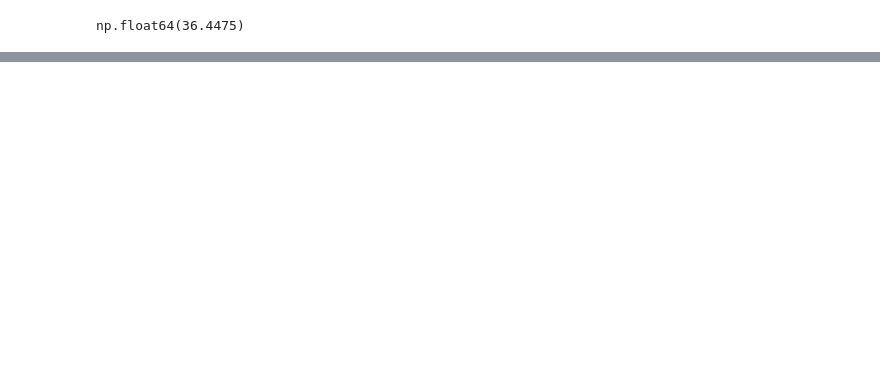
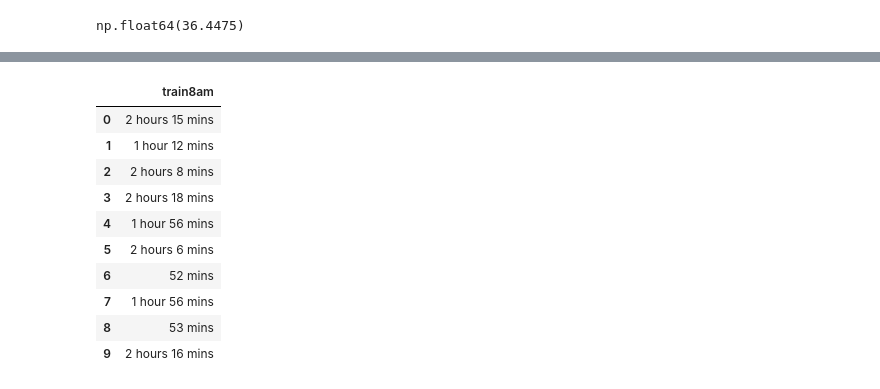
Before and after one commit to ZSlemmons/MTA-elevators, a Jupyter notebook: travel-time/travel-time-analysis.ipynb, the cells around one changed output, grey strips where cells are left out. Cells and saved outputs as stored; diff of their text form; code cells hidden in the pictures; blank space fills up the shorter version.

```diff
--- a/travel-time/travel-time-analysis.ipynb
+++ b/travel-time/travel-time-analysis.ipynb
@@ -754,3 +783,4 @@ response = requests.post('https://routes.googleapis.com/directions/v2:computeRou
 # %%
-response
+data =response.json()
+data['routes'][0]['localizedValues']['duration']['text']
 # %% [output]
@@ -757,0 +837,36 @@ response
+# %%
+#running for multiple times of day for each transportation option
+train8am_duration = []
+train8am_data = []
+
+for origin, destination in zip(origins, destinations):
+    headers = {
+        'Content-Type': 'application/json',
+        'X-Goog-Api-Key': API_KEY,
+        'X-Goog-FieldMask': 'routes.localizedValues,routes.legs.steps.transitDetails',
+        }
+
+    json_data = {
+        'origin': {
+           'address': origin
+        },
+        'destination': {
+             'address': destination
+            },
+        'travelMode': 'TRANSIT',
+        'departureTime': '2025-08-05T08:00:00Z',
+        'computeAlternativeRoutes': False,
+        'transitPreferences': {
+            'routingPreference': 'LESS_WALKING',
+            'allowedTravelModes': ["TRAIN", "SUBWAY","BUS"],
+            },
+        'languageCode': 'en-US',
+        'units': 'METRIC',
+        }
+
+    response = requests.post('https://routes.googleapis.com/directions/v2:computeRoutes', headers=headers, json=json_data)
+    data = response.json()
+    print(data['routes'][0]['localizedValues']['duration']['text'])
+    duration = data['routes'][0]['localizedValues']['duration']['text']
+    train8am_duration.append(duration)
+    train8am_data.append(data)
@@ -757,0 +1114,15 @@ response
+# %%
+google_df= pd.DataFrame(train8am_duration, columns=['train8am'])
+google_df
+# %% [output]
+|  | train8am |
+| 0 | 2 hours 15 mins |
+| 1 | 1 hour 12 mins |
+| 2 | 2 hours 8 mins |
+| 3 | 2 hours 18 mins |
+| 4 | 1 hour 56 mins |
+| 5 | 2 hours 6 mins |
+| 6 | 52 mins |
+| 7 | 1 hour 56 mins |
+| 8 | 53 mins |
+| 9 | 2 hours 16 mins |
```
Also changed, not shown: parts of 10 cells of this notebook, 14 other files.
